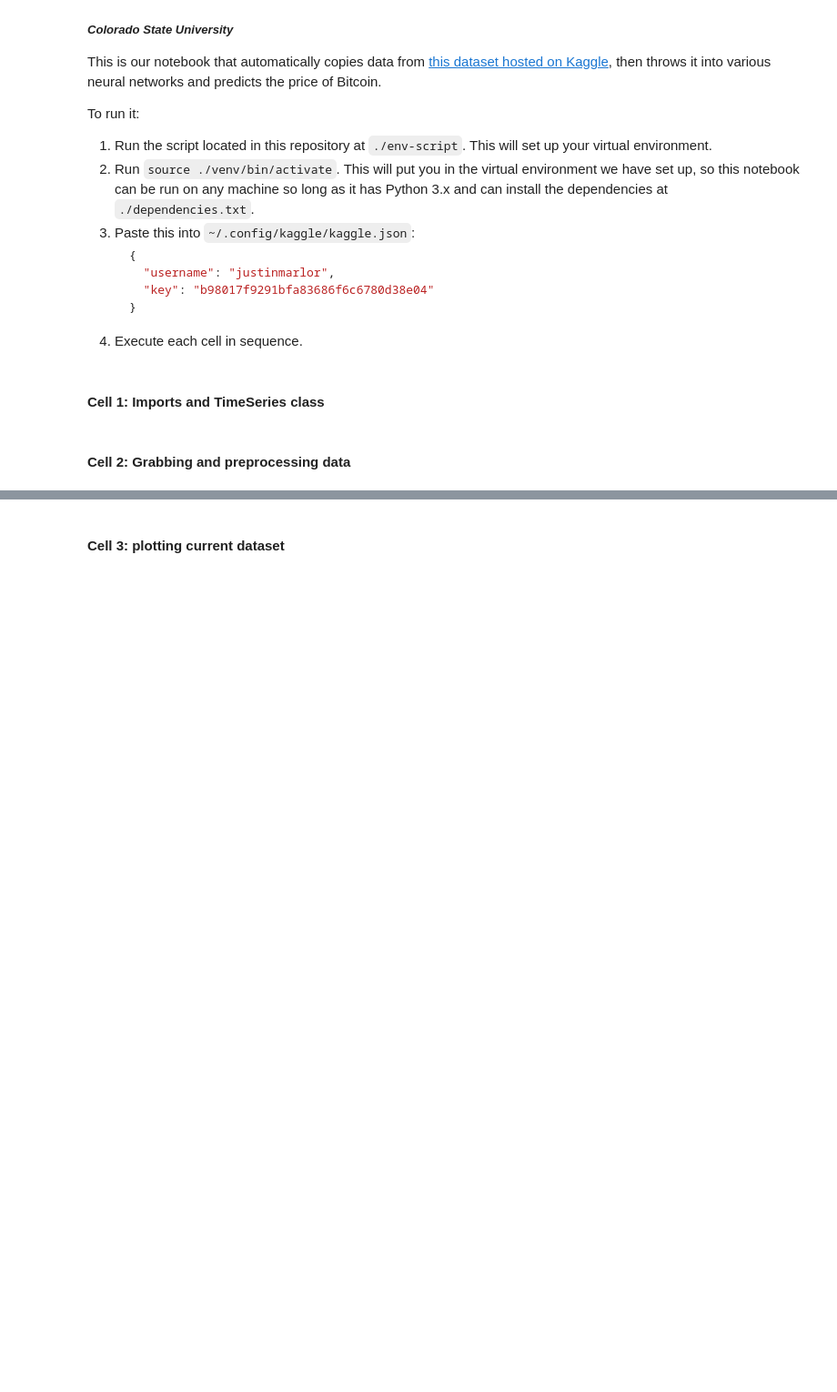
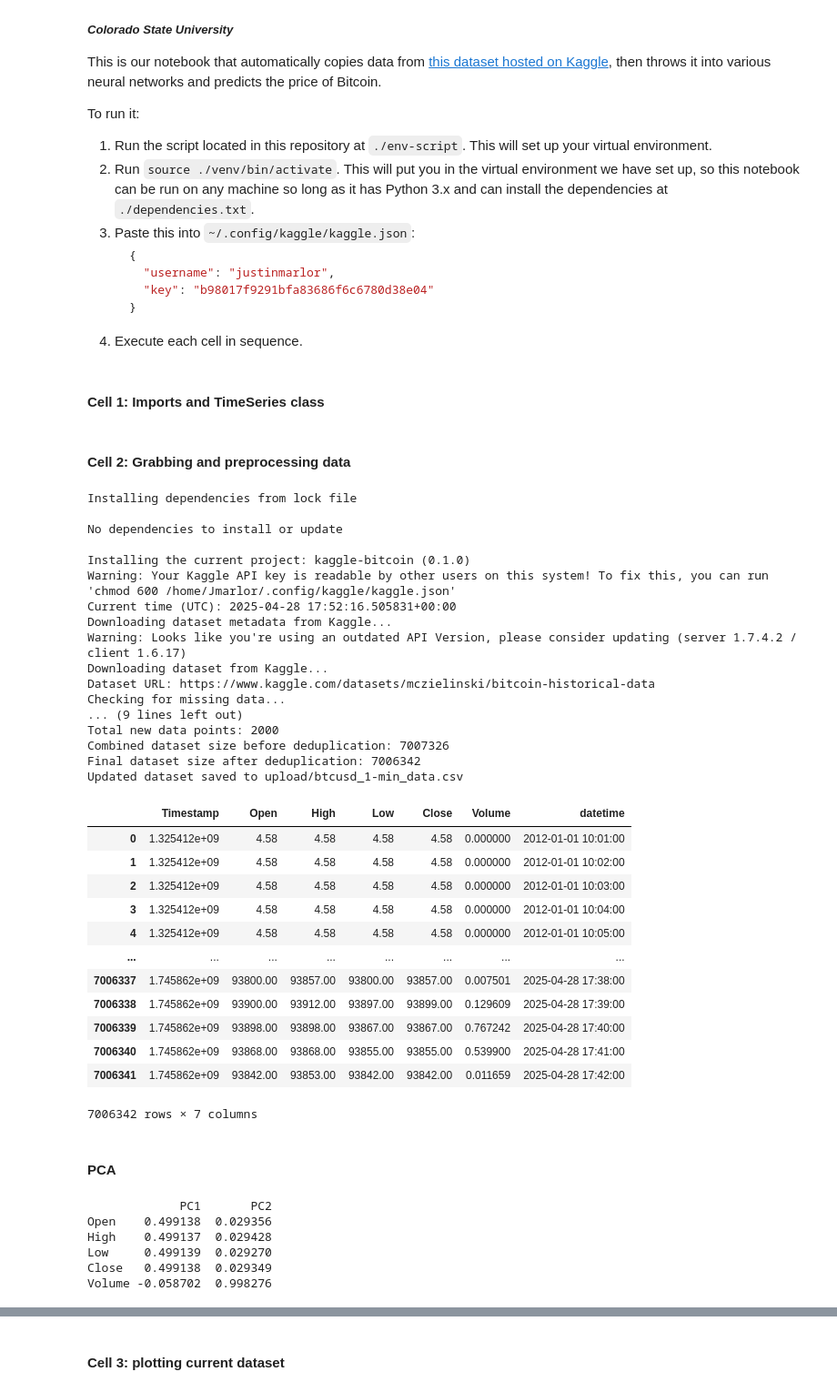
Before and after one commit to CHABITBlunk/bitcoin-rnn, a Jupyter notebook: BTC-RNN.ipynb, the cells around one changed output, grey strips where cells are left out. Shown at 91% size. Cells and saved outputs as stored; diff of their text form; code cells hidden in the pictures; blank space fills up the shorter version.

Commit message:
Beginning of PCA and data preprocessing

```diff
--- a/BTC-RNN.ipynb
+++ b/BTC-RNN.ipynb
@@ -48,15 +49,63 @@ class TimeSeriesDataset(torch.utils.data.Dataset):
 # %%
 result = subprocess.run(['bash', './add-run-kaggle-bitcoin'], capture_output=True,text=True)
 
 print(result.stdout)
 print(result.stderr)
 
 if result.returncode == 0:
     df = pd.read_csv("kaggle-bitcoin/upload/btcusd_1-min_data.csv", dtype={"Volume": float}, low_memory=False)
     df['datetime'] = pd.to_datetime(df['Timestamp'].astype('Int64'), unit='s', errors='coerce')
-    df['Year'] = df['datetime'].dt.year
-    df['month'] = df['datetime'].dt.month
-    df['day'] = df['datetime'].dt.day
-    df['hour'] = df['datetime'].dt.hour
-    df['minute'] = df['datetime'].dt.minute
     display(df)
+# %% [output]
+Installing dependencies from lock file
+
+No dependencies to install or update
+
+Installing the current project: kaggle-bitcoin (0.1.0)
+Warning: Your Kaggle API key is readable by other users on this system! To fix this, you can run 'chmod 600 /home/Jmarlor/.config/kaggle/kaggle.json'
+Current time (UTC): 2025-04-28 17:52:16.505831+00:00
+Downloading dataset metadata from Kaggle...
+Warning: Looks like you're using an outdated API Version, please consider updating (server 1.7.4.2 / client 1.6.17)
+Downloading dataset from Kaggle...
+Dataset URL: https://www.kaggle.com/datasets/mczielinski/bitcoin-historical-data
+Checking for missing data...
+... (9 lines left out)
+Total new data points: 2000
+Combined dataset size before deduplication: 7007326
+Final dataset size after deduplication: 7006342
+Updated dataset saved to upload/btcusd_1-min_data.csv
+|  | Timestamp | Open | High | Low | Close | Volume | datetime |
+| 0 | 1.325412e+09 | 4.58 | 4.58 | 4.58 | 4.58 | 0.000000 | 2012-01-01 10:01:00 |
+| 1 | 1.325412e+09 | 4.58 | 4.58 | 4.58 | 4.58 | 0.000000 | 2012-01-01 10:02:00 |
+| 2 | 1.325412e+09 | 4.58 | 4.58 | 4.58 | 4.58 | 0.000000 | 2012-01-01 10:03:00 |
+| 3 | 1.325412e+09 | 4.58 | 4.58 | 4.58 | 4.58 | 0.000000 | 2012-01-01 10:04:00 |
+| 4 | 1.325412e+09 | 4.58 | 4.58 | 4.58 | 4.58 | 0.000000 | 2012-01-01 10:05:00 |
+| ... | ... | ... | ... | ... | ... | ... | ... |
+| 7006337 | 1.745862e+09 | 93800.00 | 93857.00 | 93800.00 | 93857.00 | 0.007501 | 2025-04-28 17:38:00 |
+| 7006338 | 1.745862e+09 | 93900.00 | 93912.00 | 93897.00 | 93899.00 | 0.129609 | 2025-04-28 17:39:00 |
+| 7006339 | 1.745862e+09 | 93898.00 | 93898.00 | 93867.00 | 93867.00 | 0.767242 | 2025-04-28 17:40:00 |
+| 7006340 | 1.745862e+09 | 93868.00 | 93868.00 | 93855.00 | 93855.00 | 0.539900 | 2025-04-28 17:41:00 |
+| 7006341 | 1.745862e+09 | 93842.00 | 93853.00 | 93842.00 | 93842.00 | 0.011659 | 2025-04-28 17:42:00 |
+7006342 rows × 7 columns
+# %% [markdown]
+#### PCA
+# %%
+X = df.drop(columns=['Timestamp', 'datetime'])
+
+# Standardizing data
+X_scaled = StandardScaler().fit_transform(X)
+
+pca = PCA(n_components=2)
+X_pca = pca.fit_transform(X_scaled)
+
+loadings = pd.DataFrame(pca.components_.T,
+                        columns=['PC1', 'PC2'],
+                        index=X.columns)
+print(loadings)
+# %% [output]
+             PC1       PC2
+Open    0.499138  0.029356
+High    0.499137  0.029428
+Low     0.499139  0.029270
+Close   0.499138  0.029349
+Volume -0.058702  0.998276
```
Also changed, not shown: parts of 4 cells of this notebook.
